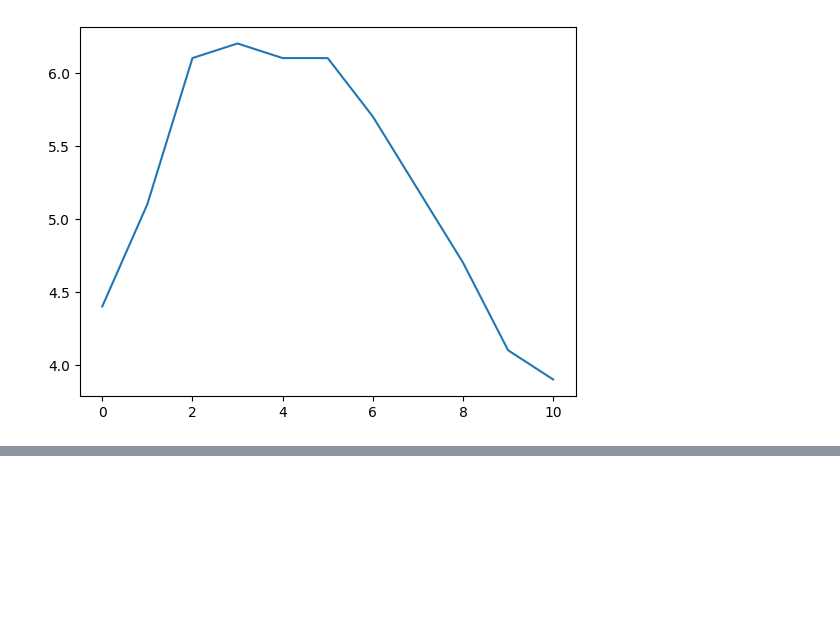
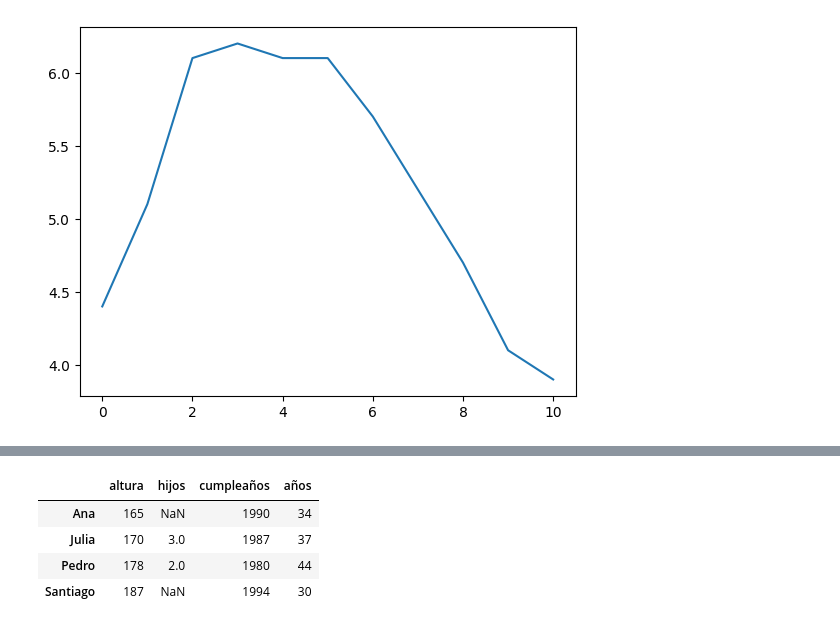
Before and after one commit to danycalderon16/python-ml-ds, a Jupyter notebook: casos_practicos/2.introduccionPandas.ipynb, the cells around one changed output, grey strips where cells are left out. Saved outputs shown, nothing was run; the diff lists cells and outputs as text; code cells hidden in the pictures; blank space fills up the shorter version.

```diff
--- a/casos_practicos/2.introduccionPandas.ipynb
+++ b/casos_practicos/2.introduccionPandas.ipynb
@@ -152,0 +392,10 @@ plt.show()
+# %%
+# Eliminar una columna existente del DataFrame
+del df["peso"]
+df
+# %% [output]
+|  | altura | hijos | cumpleaños | años |
+| Ana | 165 | NaN | 1990 | 34 |
+| Julia | 170 | 3.0 | 1987 | 37 |
+| Pedro | 178 | 2.0 | 1980 | 44 |
+| Santiago | 187 | NaN | 1994 | 30 |
```
Also changed, not shown: parts of 45 cells of this notebook, 3 other files.
